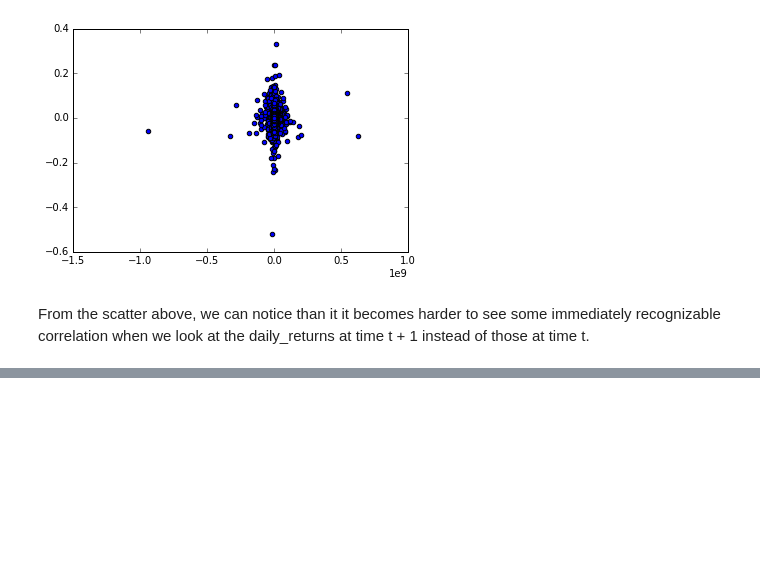
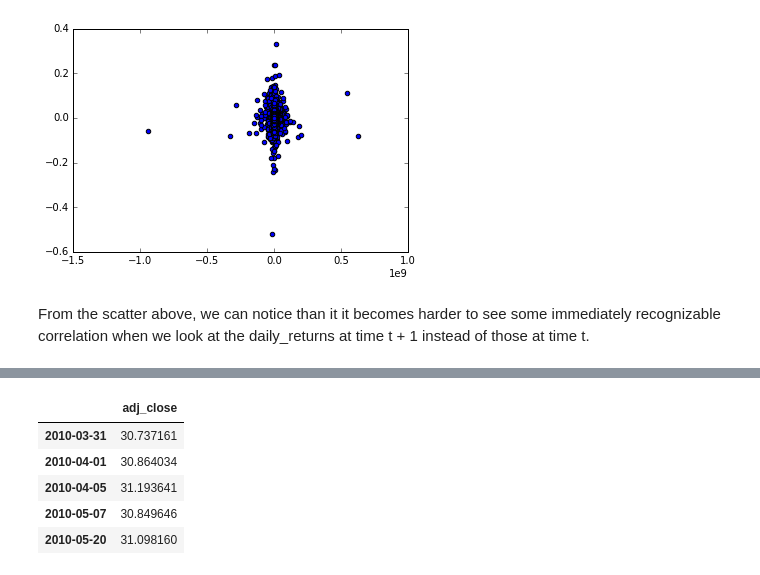
Before and after one commit to DannyZuko/machine-learning, a Jupyter notebook: projects/capstone/report.ipynb, the cells around one changed output, grey strips where cells are left out. Cells and saved outputs as stored; diff of their text form; code cells hidden in the pictures; blank space fills up the shorter version.

```diff
--- a/projects/capstone/report.ipynb
+++ b/projects/capstone/report.ipynb
@@ -648,0 +653,16 @@ From the scatter above, we can notice than it it becomes harder to see some imme
+# %%
+def remove_outliers(df, coeff=1.5):
+
+    result = pd.DataFrame(index=df.index)
+    columns = range(0, df.shape[1])
+
+    for i in columns:
+        column = df[[i]].dropna()
+        q3, q1 = np.percentile(column, [75, 25])
+        iqr = q3 - q1
+        outlier_lb = q1 - iqr * coeff
+        outlier_ub = q3 + iqr * coeff
+        is_not_outlier = (column > outlier_lb) & (column < outlier_ub)
+        result = result.join(column[is_not_outlier])
+
+    return result.dropna()
@@ -648,0 +683,10 @@ From the scatter above, we can notice than it it becomes harder to see some imme
+# %%
+# show last datapoints in dataset if outliers are taken away based on adj_close
+display(remove_outliers(data[['adj_close']]).tail())
+# %% [output]
+|  | adj_close |
+| 2010-03-31 | 30.737161 |
+| 2010-04-01 | 30.864034 |
+| 2010-04-05 | 31.193641 |
+| 2010-05-07 | 30.849646 |
+| 2010-05-20 | 31.098160 |
```
Also changed, not shown: parts of 15 cells of this notebook, 1 other file.
